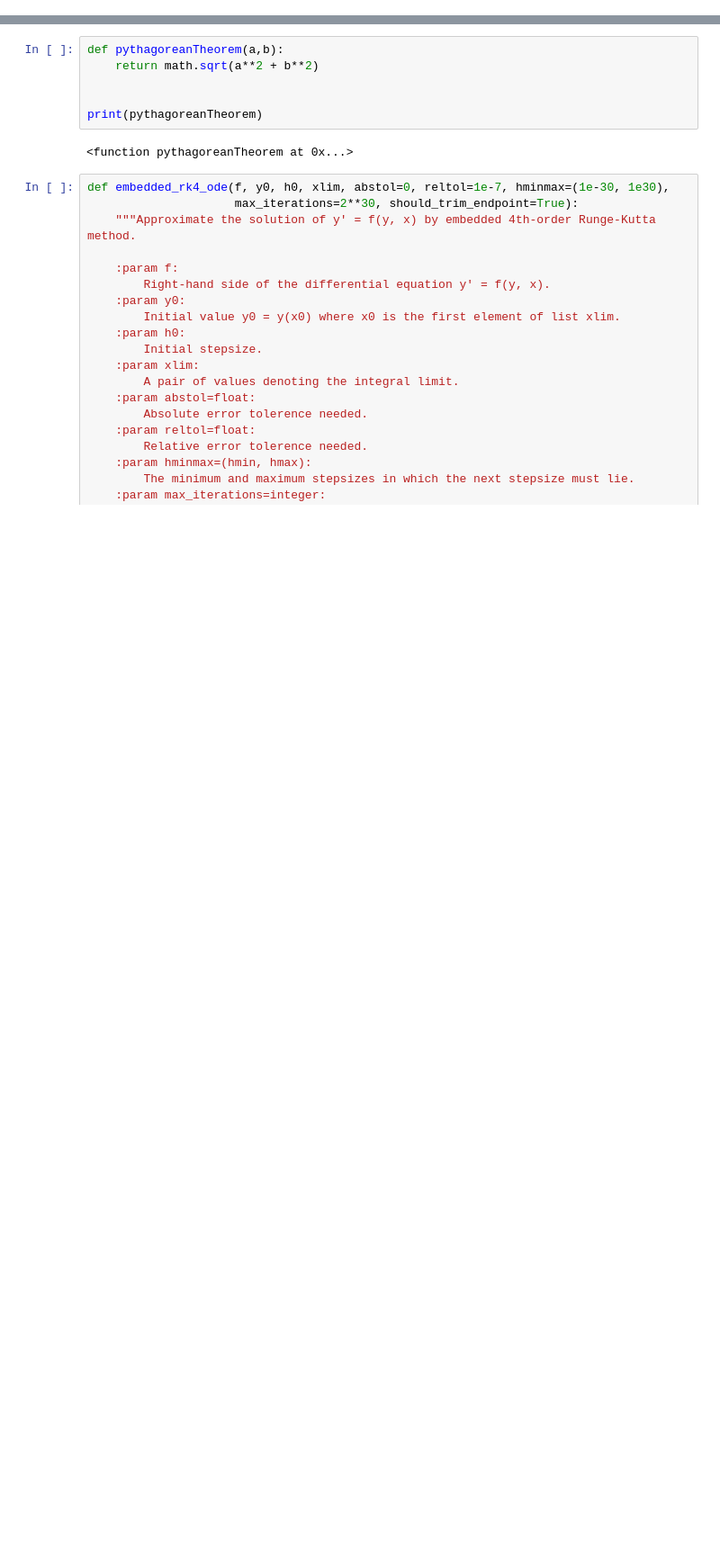
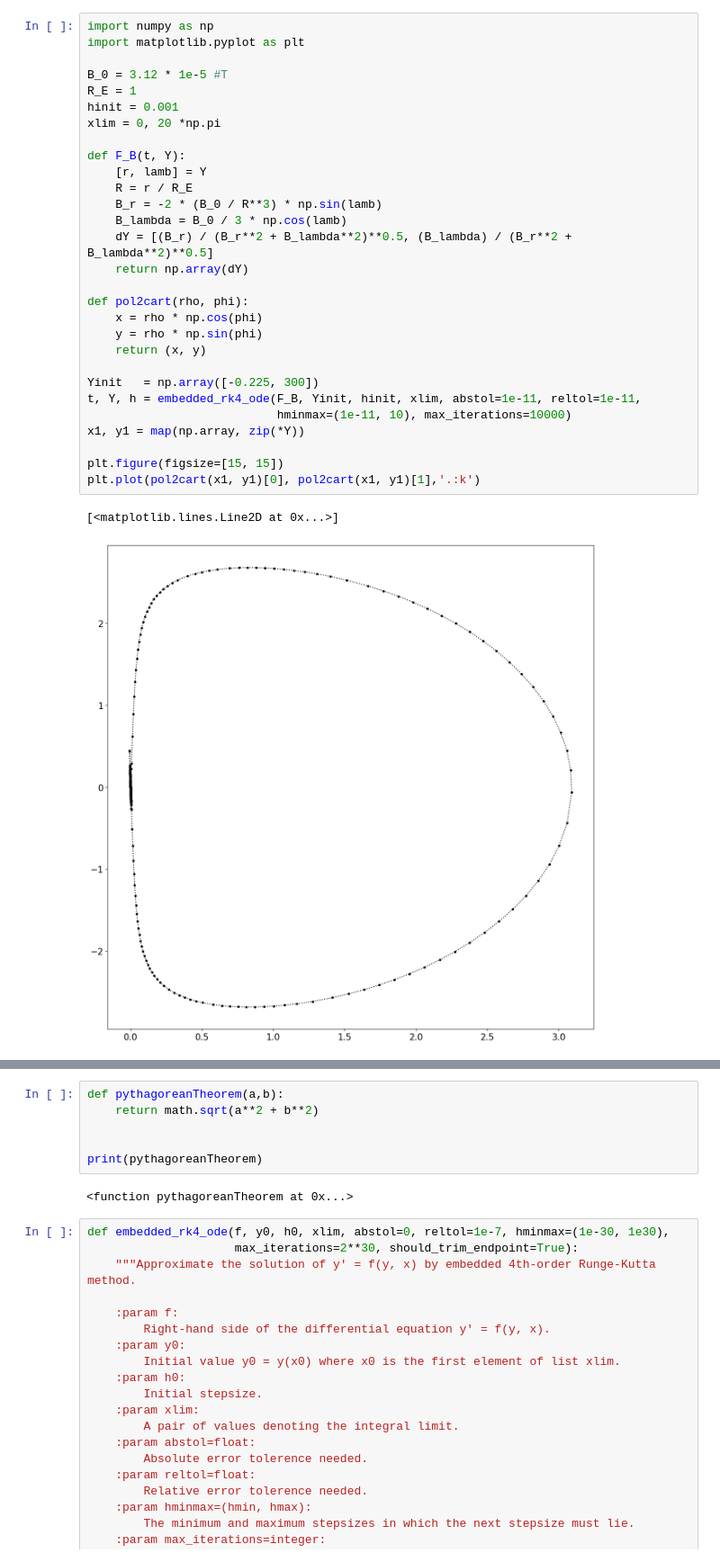
Before and after one commit to La-Folia/Numerical-Analysis, a Jupyter notebook: Integration_of_ODEs/Homework_3_Question6_Minwook_Kang.ipynb, the cells around one changed output, grey strips where cells are left out. Shown: that part at 90% size. Saved outputs shown, nothing was run; the diff lists cells and outputs as text; blank space fills up the shorter version.

```diff
--- a/Integration_of_ODEs/Homework_3_Question6_Minwook_Kang.ipynb
+++ b/Integration_of_ODEs/Homework_3_Question6_Minwook_Kang.ipynb
@@ -97,2 +113,34 @@ plt.savefig("Electric2.pdf")
+# %%
+import numpy as np
+import matplotlib.pyplot as plt
+
+B_0 = 3.12 * 1e-5 #T
+R_E = 1
+hinit = 0.001
+xlim = 0, 20 *np.pi
+
+def F_B(t, Y):
+    [r, lamb] = Y
+    R = r / R_E
+    B_r = -2 * (B_0 / R**3) * np.sin(lamb)
+    B_lambda = B_0 / 3 * np.cos(lamb)
+    dY = [(B_r) / (B_r**2 + B_lambda**2)**0.5, (B_lambda) / (B_r**2 + B_lambda**2)**0.5]
+    return np.array(dY)
+
+def pol2cart(rho, phi):
+    x = rho * np.cos(phi)
+    y = rho * np.sin(phi)
+    return (x, y)
+
+Yinit   = np.array([-0.225, 300])
+t, Y, h = embedded_rk4_ode(F_B, Yinit, hinit, xlim, abstol=1e-11, reltol=1e-11,
+                           hminmax=(1e-11, 10), max_iterations=10000)
+x1, y1 = map(np.array, zip(*Y))
+
+plt.figure(figsize=[15, 15])
+plt.plot(pol2cart(x1, y1)[0], pol2cart(x1, y1)[1],'.:k')
+# %% [output]
+[<matplotlib.lines.Line2D at 0x...>]
+[figure, added]
 # %%
 #constant
```
Also changed, not shown: parts of 5 cells of this notebook, 18 other files.
